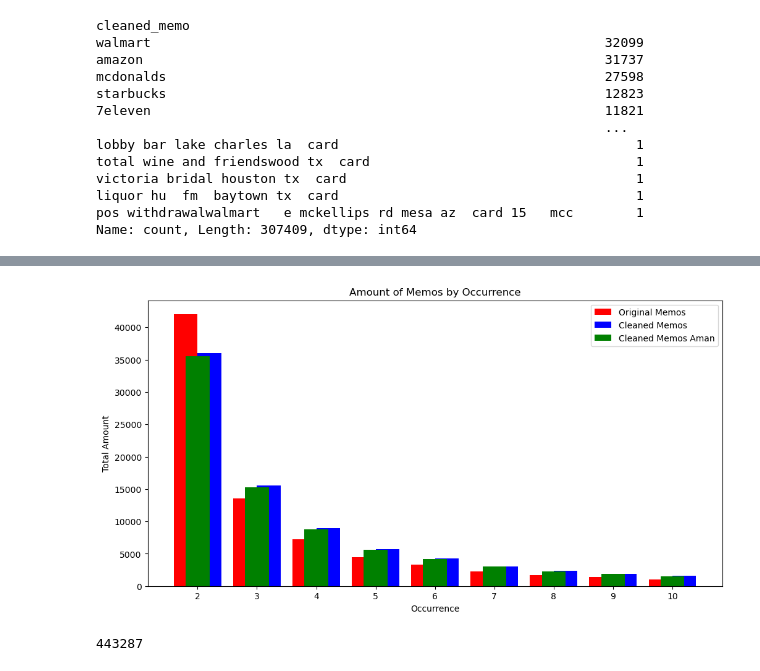
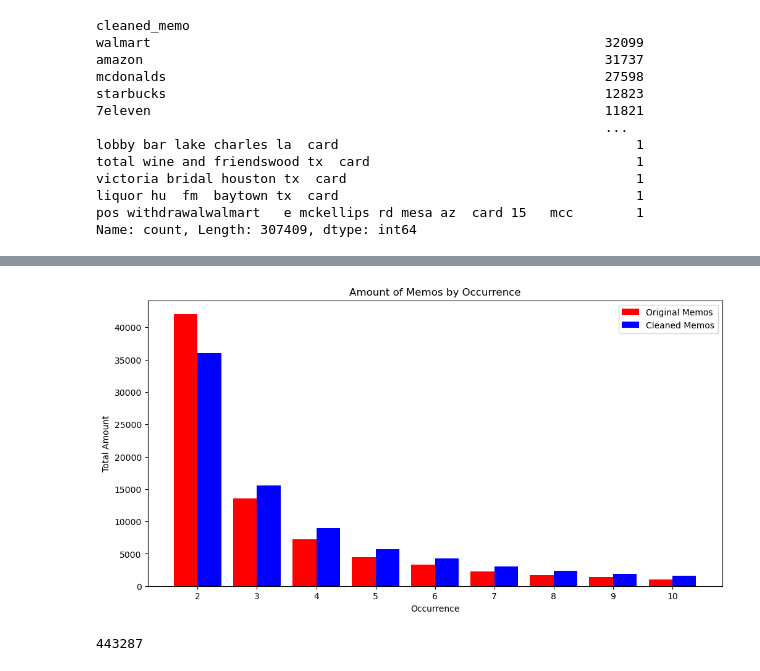
Before and after one commit to danielrmathew/prism-data-credit, a Jupyter notebook: src/drm_notebook.ipynb, the cells around one changed output, grey strips where cells are left out. Saved outputs shown, nothing was run; the diff lists cells and outputs as text; code cells hidden in the pictures.

```diff
--- a/src/drm_notebook.ipynb
+++ b/src/drm_notebook.ipynb
@@ -210,3 +212,0 @@ outflows_with_memo.head()
-# %%
-outflows_with_memo['aman_clean_memo'] = outflows_with_memo.apply(lambda row: clean_memo(row.memo), axis=1)
-outflows_with_memo.head()
@@ -220,2 +212,0 @@ outflows_with_memo.head()
-# %%
-outflows_with_memo = clean_memos(outflows_with_memo)
@@ -221,0 +222,3 @@ outflows_with_memo = clean_memos(outflows_with_memo)
+# %%
+cleaned_memos = clean_memos(outflows_with_memo.memo)
+cleaned_memos
@@ -221,0 +238,2 @@ outflows_with_memo = clean_memos(outflows_with_memo)
+# %%
+outflows_with_memo['cleaned_memo'] = cleaned_memos
@@ -286,17 +299,17 @@ cleaned_aman_counts = cleaned_memos_aman_counts.value_counts()[1:10]
 # %%
 plt.figure(figsize=(12, 6))
 plt.bar(counts.index - 0.2, counts.values, width=0.4, label='Original Memos', color='red')
 plt.bar(cleaned_counts.index + 0.2, cleaned_counts.values, width=0.4, label='Cleaned Memos', color='blue')
-plt.bar(cleaned_aman_counts.index, cleaned_aman_counts.values, width=0.4, label='Cleaned Memos Aman', color='green')
+# plt.bar(cleaned_aman_counts.index, cleaned_aman_counts.values, width=0.4, label='Cleaned Memos Aman', color='green')
 
 plt.xlabel('Occurrence')
 plt.ylabel('Total Amount')
 plt.title('Amount of Memos by Occurrence')
 plt.xticks(counts.index)
 plt.legend()
 plt.show()
 # %% [output]
-[figure, old version]
+[figure, new version]
 # %%
 (memos_counts == 1).sum()
 # %% [output]
```
Also changed, not shown: parts of 51 cells of this notebook.
